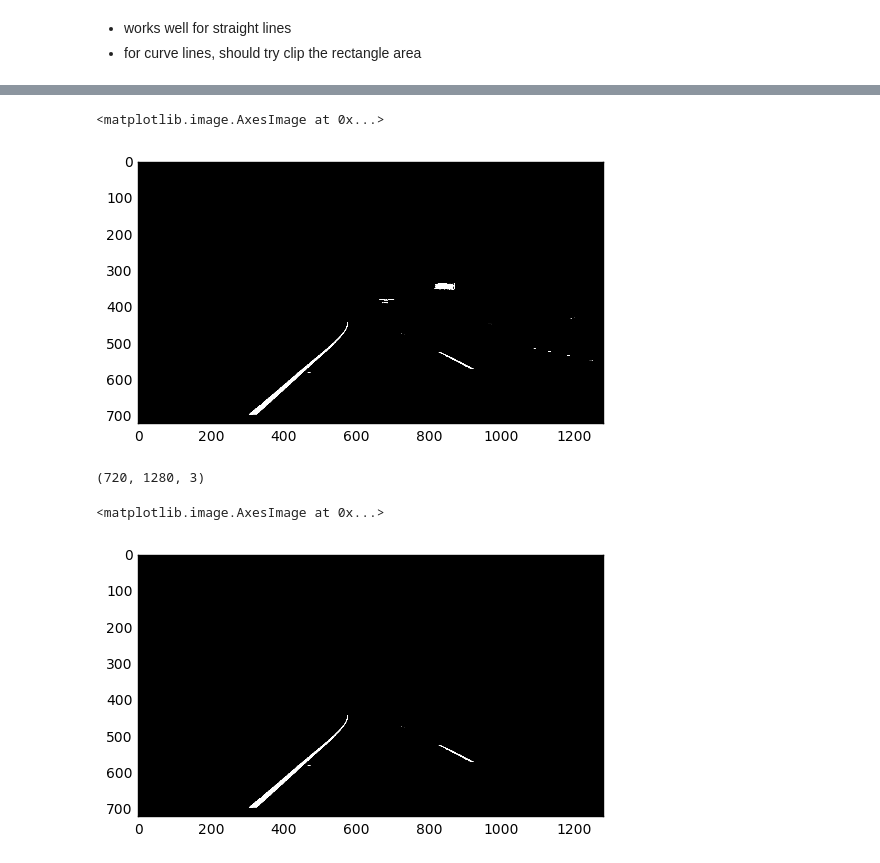
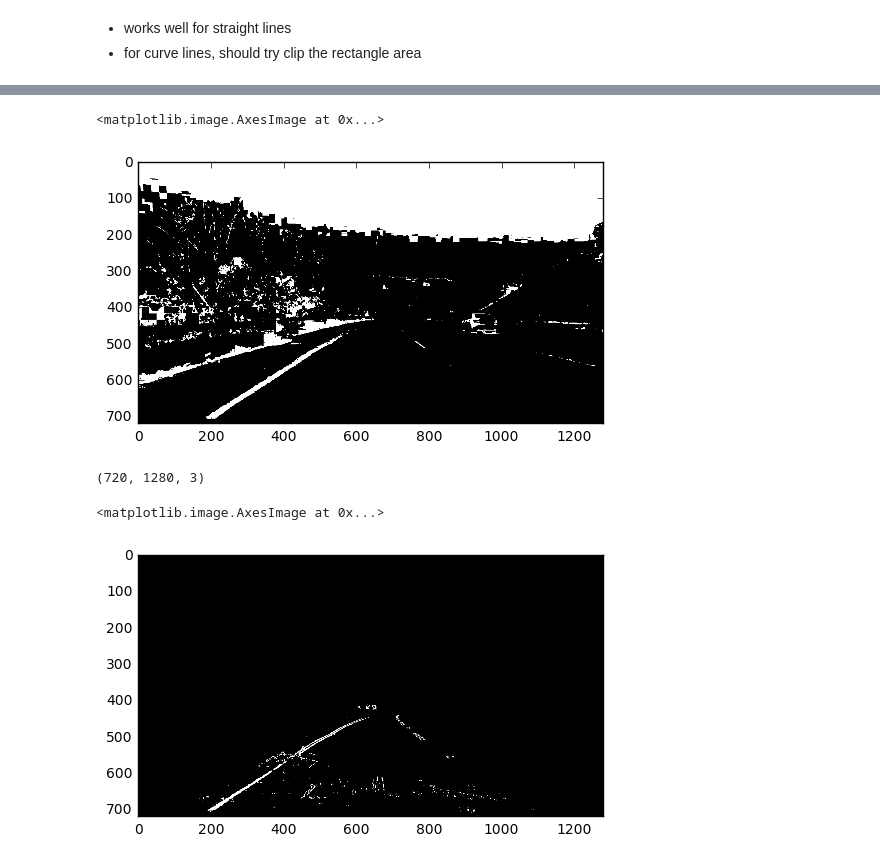
Before and after one commit to xysun/CarND-AdvancedLaneFinding-P4, a Jupyter notebook: P4 playground.ipynb, the cells around one changed output, grey strips where cells are left out. Cells and saved outputs as stored; diff of their text form; code cells hidden in the pictures.

```diff
--- a/P4 playground.ipynb
+++ b/P4 playground.ipynb
@@ -85,7 +85,8 @@ with open('calibration.pickle', 'rb') as f:  # Python 3: open(..., 'rb')
     mtx,dist = pickle.load(f)
 # %%
 # test images
-fname = 'project_video_4s/project_video_4s 001.jpg'
+%matplotlib inline
+fname = 'input_sequence/problem_input 041.jpg'
 img = mpimg.imread(fname)
 undistorted = cv2.undistort(img, mtx, dist, None, mtx)
 
@@ -151,26 +183,25 @@ np.max(R)
 # %%
-%matplotlib notebook
+%matplotlib inline
 # red: white; blue: dark; saturation: white
 
 #R: red
 r_thresh = (200, 255)
 r_binary = np.zeros_like(R)
 r_binary[(R > r_thresh[0]) & (R <= r_thresh[1])] = 1
 
 #S: white
 s_thresh = (90, 255)
 s_binary = np.zeros_like(S)
 s_binary[(S > s_thresh[0]) & (S <= s_thresh[1])] = 1
 
 # stack R and S
 combined_binary = np.zeros_like(S)
-combined_binary[((s_binary == 1) & (r_binary == 1))] = 1
+combined_binary[((s_binary == 1) | (r_binary == 1))] = 1
 
-%matplotlib inline
 plt.imshow(combined_binary,cmap='gray')
 # %% [output]
 <matplotlib.image.AxesImage at 0x...>
-[figure, old version]
+[figure, new version]
 # %%
 s_binary = combined_binary
 # %%
@@ -199,6 +230,7 @@ def region_of_interest(img, vertices):
     return masked_image
 # %%
 buffer_bucket = 15
+%matplotlib inline
 
 print(img.shape)
 xsize,ysize = img.shape[1],img.shape[0]
@@ -219,12 +251,12 @@ vertices = np.array([[
 
 region = region_of_interest(s_binary, vertices)
 
-%matplotlib inline
+
 plt.imshow(region,cmap='gray')
 # %% [output]
 (720, 1280, 3)
 <matplotlib.image.AxesImage at 0x...>
-[figure, old version]
+[figure, new version]
 # %%
 s_binary = region
 # %%
```
Also changed, not shown: parts of 11 cells of this notebook, 5 other files.
